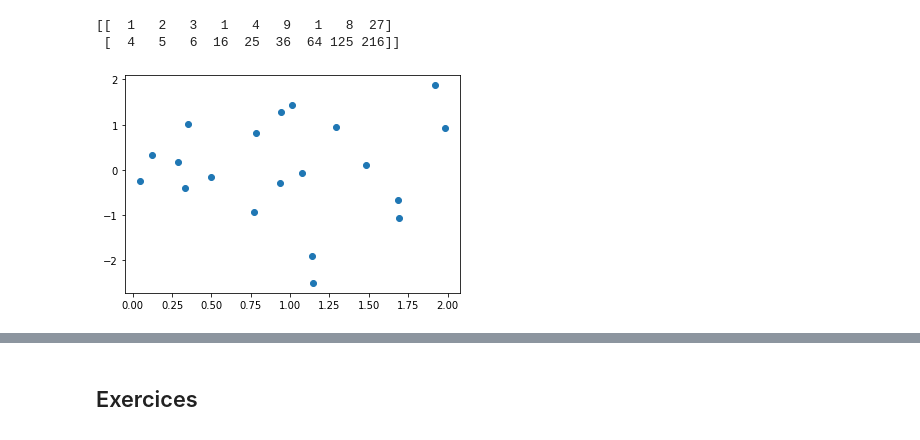
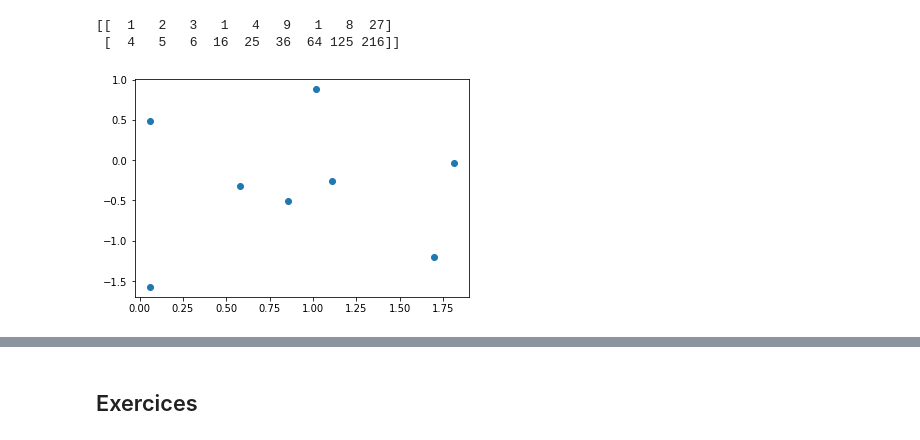
Before and after one commit to DrAlgo/apprentissage_m2_amis, a Jupyter notebook: jupyter/5_reg_lineaire_complements.ipynb, the cells around one changed output, grey strips where cells are left out. Drawn from its saved outputs; the diff is of its cells as text; code cells hidden in the pictures.

```diff
--- a/jupyter/5_reg_lineaire_complements.ipynb
+++ b/jupyter/5_reg_lineaire_complements.ipynb
@@ -169,11 +170,11 @@ print(augmenter_donnees(X,3))
 [[  1   2   3   1   4   9   1   8  27]
  [  4   5   6  16  25  36  64 125 216]]
 # %%
-X = 2 * np.random.rand(20, 1)
-Y = np.random.randn(20, 1)
+X = 2 * np.random.rand(8, 1)
+Y = np.random.randn(8, 1)
 plt.plot(X,Y,'o')
 plt.show()
 # %% [output]
-[figure, old version]
+[figure, new version]
 # %%
 def reg_poly_avec_plot(X, Y, k, plot = True):
```
Also changed, not shown: parts of 12 cells of this notebook.
